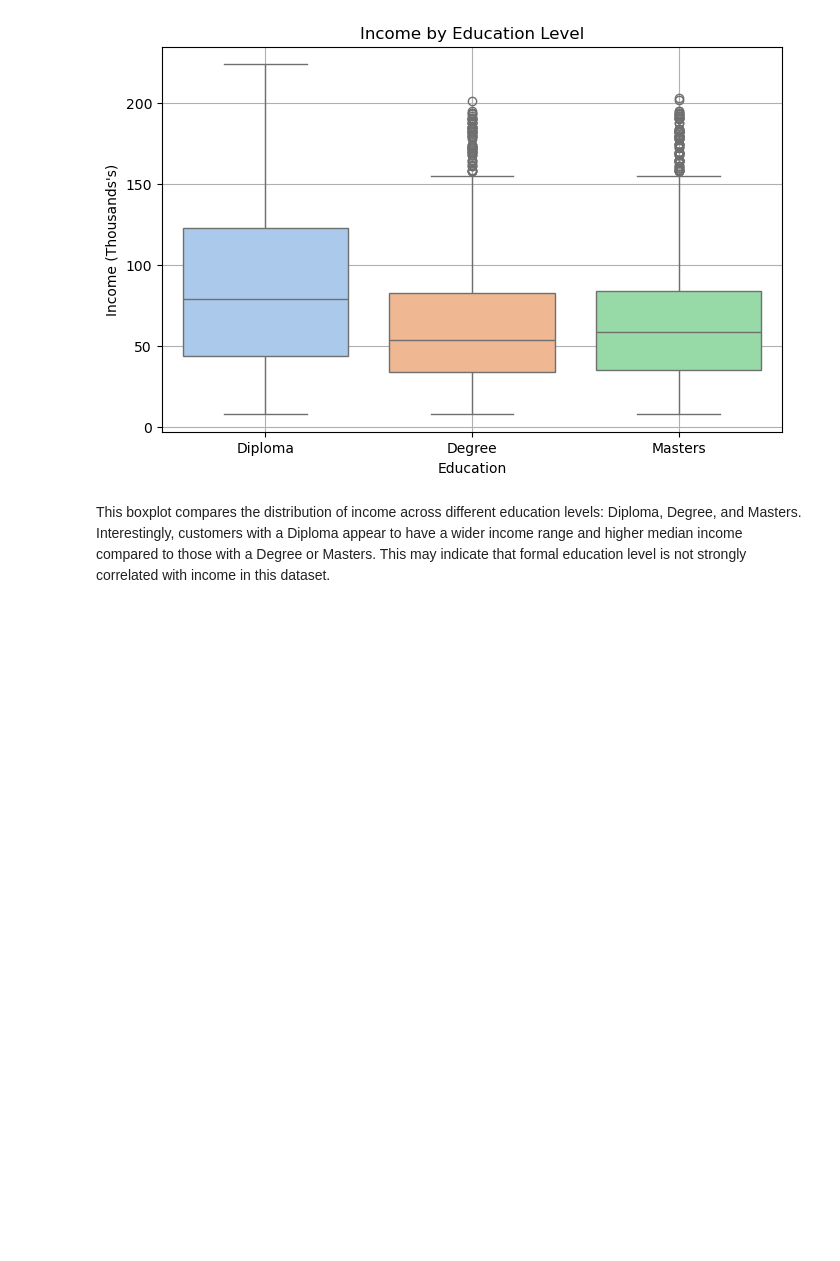
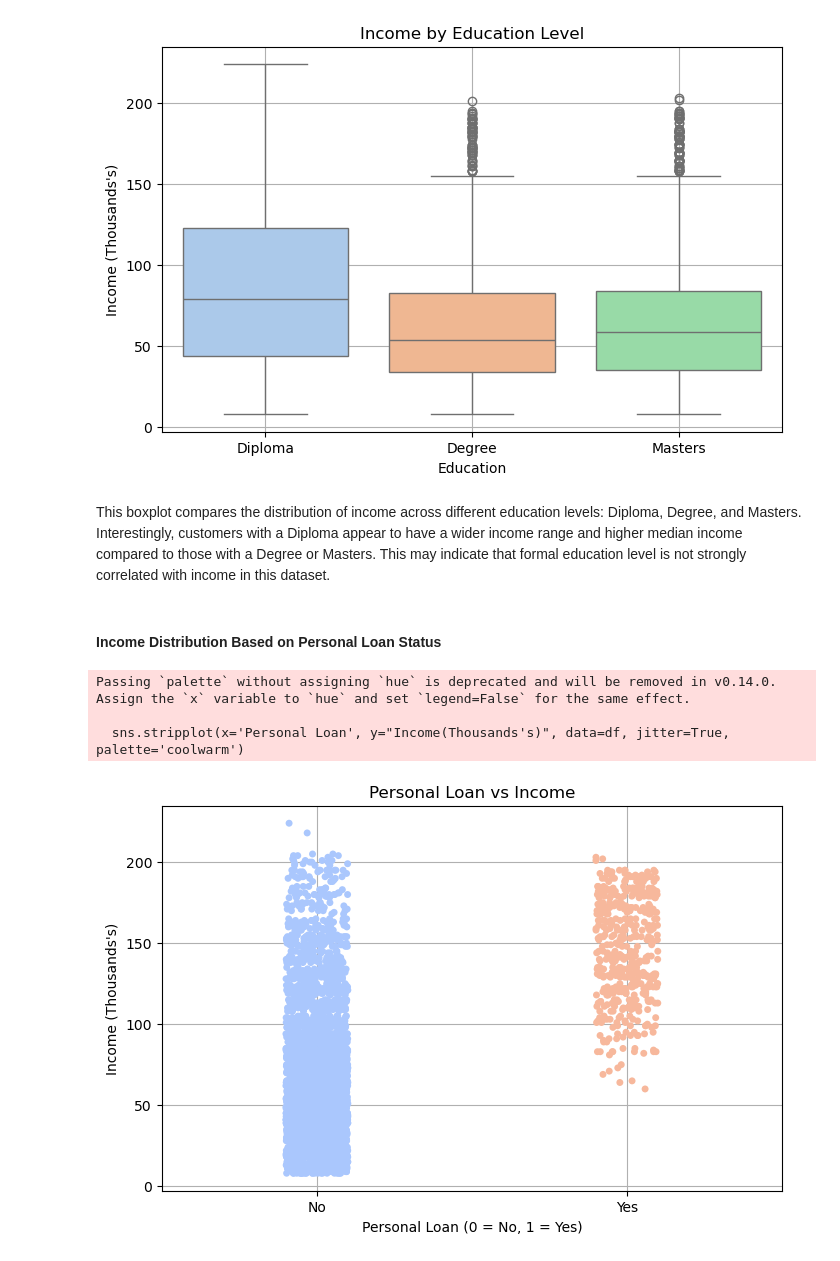
Before and after one commit to Ahmad-385/Income-prediction-Sentiment-analysis, a Jupyter notebook: ML-CA2.ipynb, the cells around one changed output. Drawn from its saved outputs; the diff is of its cells as text; code cells hidden in the pictures; blank space fills up the shorter version.

```diff
--- a/ML-CA2.ipynb
+++ b/ML-CA2.ipynb
@@ -227,3 +227,27 @@ Passing `palette` without assigning `hue` is deprecated and will be removed in v
 # %% [markdown]
 This boxplot compares the distribution of income across different education levels: Diploma, Degree, and Masters.
 Interestingly, customers with a Diploma appear to have a wider income range and higher median income compared to those with a Degree or Masters. This may indicate that formal education level is not strongly correlated with income in this dataset.
+# %% [markdown]
+#### Income Distribution Based on Personal Loan Status
+# %%
+# Income distribution by Personal Loan status
+plt.figure(figsize=(8, 5))
+
+# Plot income values for 'Yes' and 'No' loan categories with jitter to spread points
+sns.stripplot(x='Personal Loan', y="Income(Thousands's)", data=df, jitter=True, palette='coolwarm')
+
+# Set plot title and labels
+plt.title("Personal Loan vs Income")
+plt.xlabel("Personal Loan (0 = No, 1 = Yes)")
+plt.ylabel("Income (Thousands's)")
+
+# Show grid for better readability
+plt.grid(True)
+
+# Display the plot
+plt.show()
+# %% [output]
+Passing `palette` without assigning `hue` is deprecated and will be removed in v0.14.0. Assign the `x` variable to `hue` and set `legend=False` for the same effect.
+
+  sns.stripplot(x='Personal Loan', y="Income(Thousands's)", data=df, jitter=True, palette='coolwarm')
+[figure, added]
```
Also changed, not shown: parts of 7 cells of this notebook.
